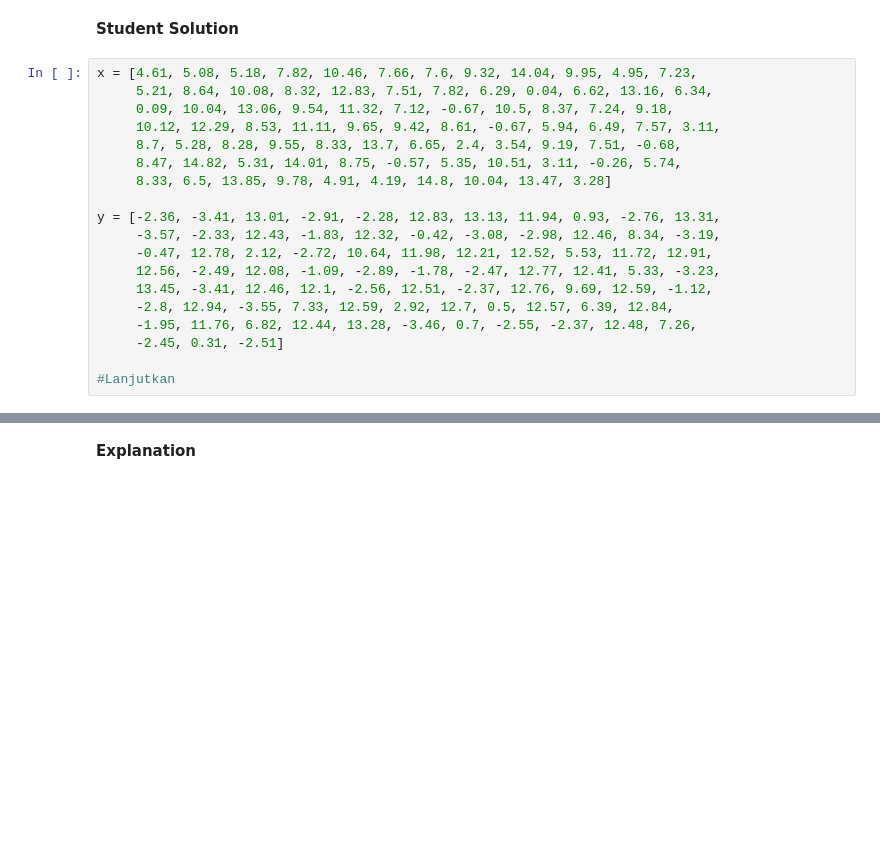
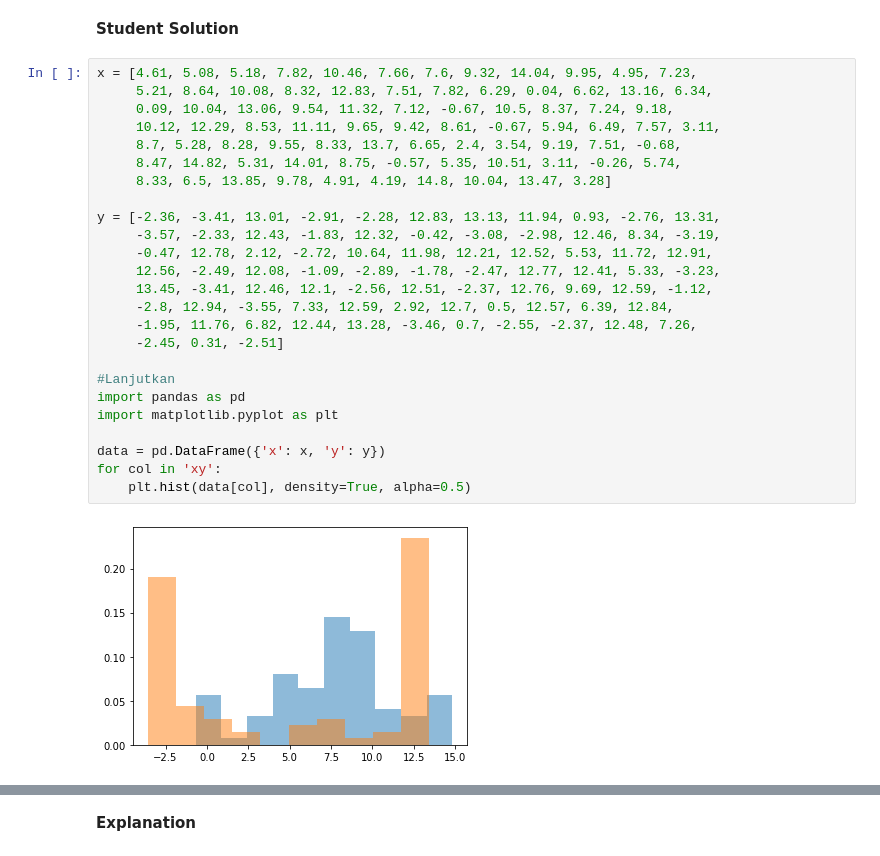
Before and after one commit to rifqicharisma/Belajar_Ai, a Jupyter notebook: Bisa Ai/Data Science/Topic 5 - Visualisasi Data/Data Visualizations.ipynb, the cells around one changed output, grey strips where cells are left out. Drawn from its saved outputs; the diff is of its cells as text; blank space fills up the shorter version.

```diff
--- a/Bisa Ai/Data Science/Topic 5 - Visualisasi Data/Data Visualizations.ipynb
+++ b/Bisa Ai/Data Science/Topic 5 - Visualisasi Data/Data Visualizations.ipynb
@@ -957,19 +984,27 @@ Create a chart that will allow the researcher to approximate the center of the g
 # %%
 x = [4.61, 5.08, 5.18, 7.82, 10.46, 7.66, 7.6, 9.32, 14.04, 9.95, 4.95, 7.23,
      5.21, 8.64, 10.08, 8.32, 12.83, 7.51, 7.82, 6.29, 0.04, 6.62, 13.16, 6.34,
      0.09, 10.04, 13.06, 9.54, 11.32, 7.12, -0.67, 10.5, 8.37, 7.24, 9.18,
      10.12, 12.29, 8.53, 11.11, 9.65, 9.42, 8.61, -0.67, 5.94, 6.49, 7.57, 3.11,
      8.7, 5.28, 8.28, 9.55, 8.33, 13.7, 6.65, 2.4, 3.54, 9.19, 7.51, -0.68,
      8.47, 14.82, 5.31, 14.01, 8.75, -0.57, 5.35, 10.51, 3.11, -0.26, 5.74,
      8.33, 6.5, 13.85, 9.78, 4.91, 4.19, 14.8, 10.04, 13.47, 3.28]
 
 y = [-2.36, -3.41, 13.01, -2.91, -2.28, 12.83, 13.13, 11.94, 0.93, -2.76, 13.31,
      -3.57, -2.33, 12.43, -1.83, 12.32, -0.42, -3.08, -2.98, 12.46, 8.34, -3.19,
      -0.47, 12.78, 2.12, -2.72, 10.64, 11.98, 12.21, 12.52, 5.53, 11.72, 12.91,
      12.56, -2.49, 12.08, -1.09, -2.89, -1.78, -2.47, 12.77, 12.41, 5.33, -3.23,
      13.45, -3.41, 12.46, 12.1, -2.56, 12.51, -2.37, 12.76, 9.69, 12.59, -1.12,
      -2.8, 12.94, -3.55, 7.33, 12.59, 2.92, 12.7, 0.5, 12.57, 6.39, 12.84,
      -1.95, 11.76, 6.82, 12.44, 13.28, -3.46, 0.7, -2.55, -2.37, 12.48, 7.26,
      -2.45, 0.31, -2.51]
 
 #Lanjutkan
+import pandas as pd
+import matplotlib.pyplot as plt
+
+data = pd.DataFrame({'x': x, 'y': y})
+for col in 'xy':
+    plt.hist(data[col], density=True, alpha=0.5)
+# %% [output]
+[figure, added]
```
Also changed, not shown: parts of 7 cells of this notebook.
